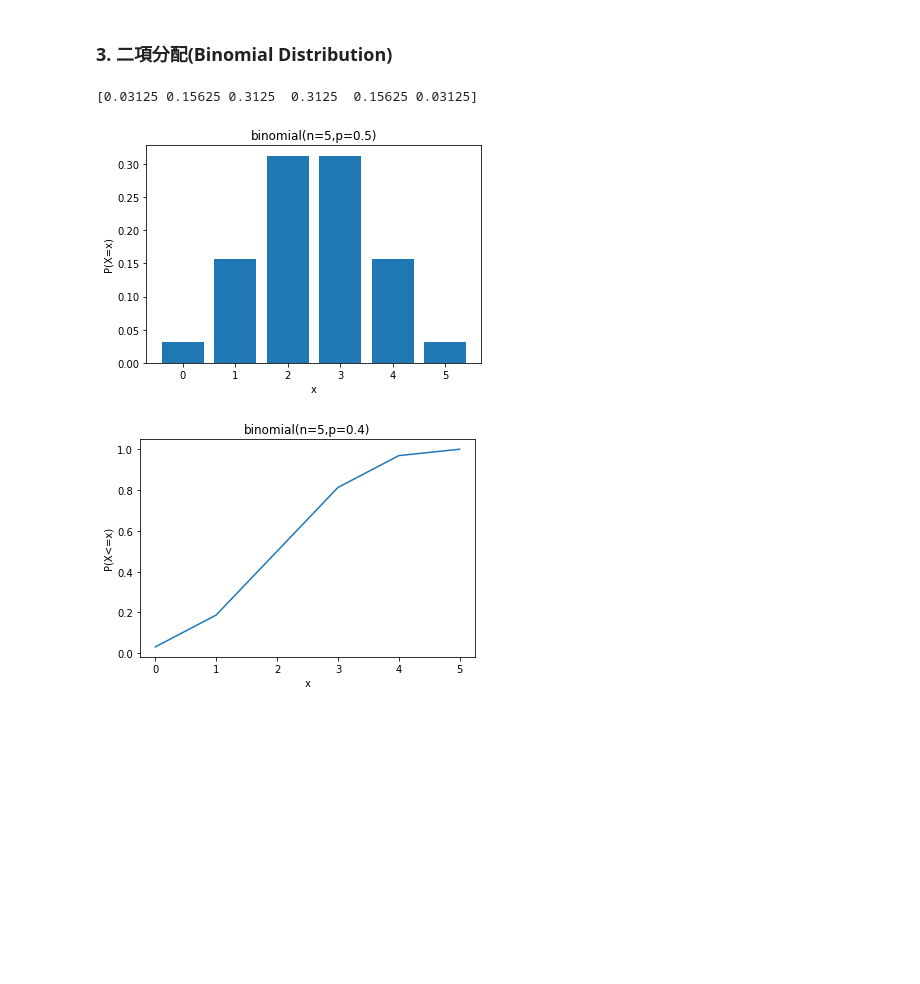
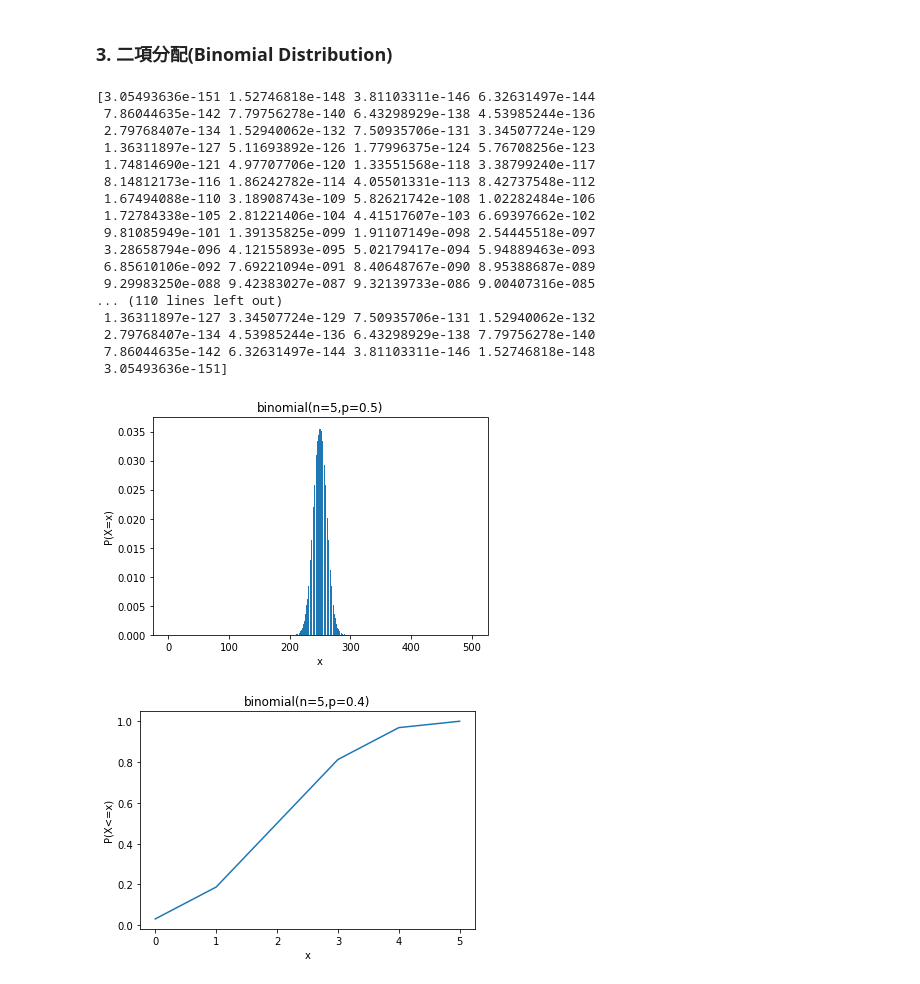
Before and after one commit to Nicolas6426527/Data_Scientist_60_Day, a Jupyter notebook: Example/30 Example維元_統計.ipynb, the cells around one changed output. Saved outputs shown, nothing was run; the diff lists cells and outputs as text; code cells hidden in the pictures; blank space fills up the shorter version.

```diff
--- a/Example/30 Example維元_統計.ipynb
+++ b/Example/30 Example維元_統計.ipynb
@@ -171,32 +171,48 @@ bernoulli skew= -1.8333333333333337
 # %%
 '''
 # 二項分佈 (binomial distribution)
 # 前提：獨立重複試驗、有放回、只有兩個結果
 # 二項分佈指出，隨機一次試驗出現事件A的機率如果為p，那麼在重複 n 次試驗中出現 x 次事件A的機率為：
 # f(n,x,p) = choose(n, x) * p**x * (1-p)**(n-x)
 '''
 # 1.定義二項分佈的基本資訊
 p = 0.5 # 事件A 機率 0.4
-n = 5  # 重複實驗5次,
-r = np.arange(0,6) # 可以出現的範圍為 0,1,2,...,5-->6種可能出現的結果 ，!!!也可以為單一結果
+n = 500 # 重複實驗5次,
+r = np.arange(0,n+1) # 可以出現的範圍為 0,1,2,...,5-->6種可能出現的結果 ，!!!也可以為單一結果
 #print(type(k))
 
 # 2.計算二項分佈的概率質量分佈 (probability mass function)
 # 之所以稱為質量，是因為離散的點
 # P(X=x) --> 是機率
 probs = stats.binom.pmf(r, n, p)
 print(probs)
 #array([ 0.07776, 0.2592 , 0.3456 , 0.2304 , 0.0768 , 0.01024])
 plt.bar(r, probs)
 plt.ylabel('P(X=x)')
 plt.xlabel('x')
 plt.title('binomial(n=5,p=0.5)')
 plt.show()
 
 #學生額外小練習: 可以調整 p 的不同值，p接近於1 時，p=0.5, p 接近於 0時，看 pmf 的變化。
 # %% [output]
-[0.03125 0.15625 0.3125  0.3125  0.15625 0.03125]
+[3.05493636e-151 1.52746818e-148 3.81103311e-146 6.32631497e-144
+ 7.86044635e-142 7.79756278e-140 6.43298929e-138 4.53985244e-136
+ 2.79768407e-134 1.52940062e-132 7.50935706e-131 3.34507724e-129
+ 1.36311897e-127 5.11693892e-126 1.77996375e-124 5.76708256e-123
+ 1.74814690e-121 4.97707706e-120 1.33551568e-118 3.38799240e-117
+ 8.14812173e-116 1.86242782e-114 4.05501331e-113 8.42737548e-112
+ 1.67494088e-110 3.18908743e-109 5.82621742e-108 1.02282484e-106
+ 1.72784338e-105 2.81221406e-104 4.41517607e-103 6.69397662e-102
+ 9.81085949e-101 1.39135825e-099 1.91107149e-098 2.54445518e-097
+ 3.28658794e-096 4.12155893e-095 5.02179417e-094 5.94889463e-093
+ 6.85610106e-092 7.69221094e-091 8.40648767e-090 8.95388687e-089
+ 9.29983250e-088 9.42383027e-087 9.32139733e-086 9.00407316e-085
+... (110 lines left out)
+ 1.36311897e-127 3.34507724e-129 7.50935706e-131 1.52940062e-132
+ 2.79768407e-134 4.53985244e-136 6.43298929e-138 7.79756278e-140
+ 7.86044635e-142 6.32631497e-144 3.81103311e-146 1.52746818e-148
+ 3.05493636e-151]
-[figure, old version]
+[figure, new version]
 # %%
 # 3.計算二項分佈的累積機率 (cumulative density function)，pmf 的累加
 # 之所以稱為質量，是因為離散的點，預設體積（即寬度）為1
```
Also changed, not shown: 5 other files.
